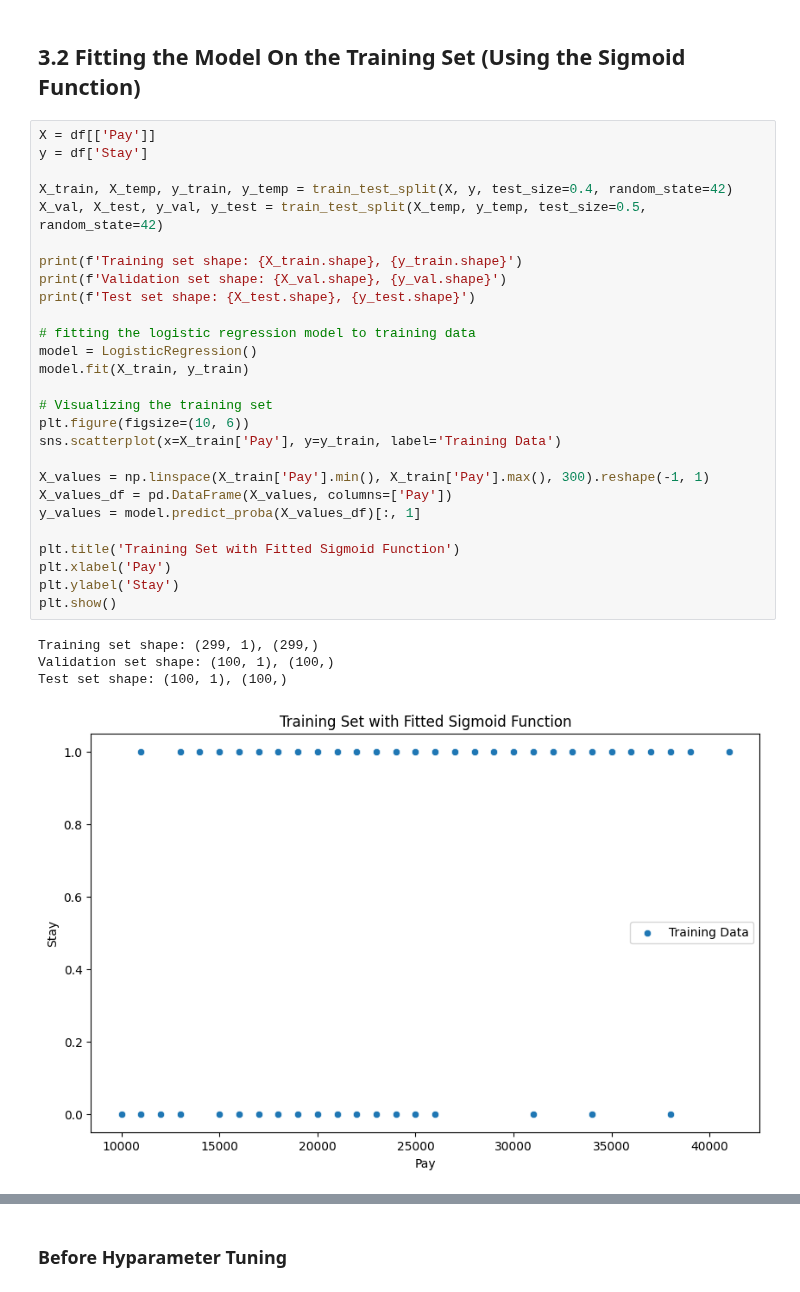
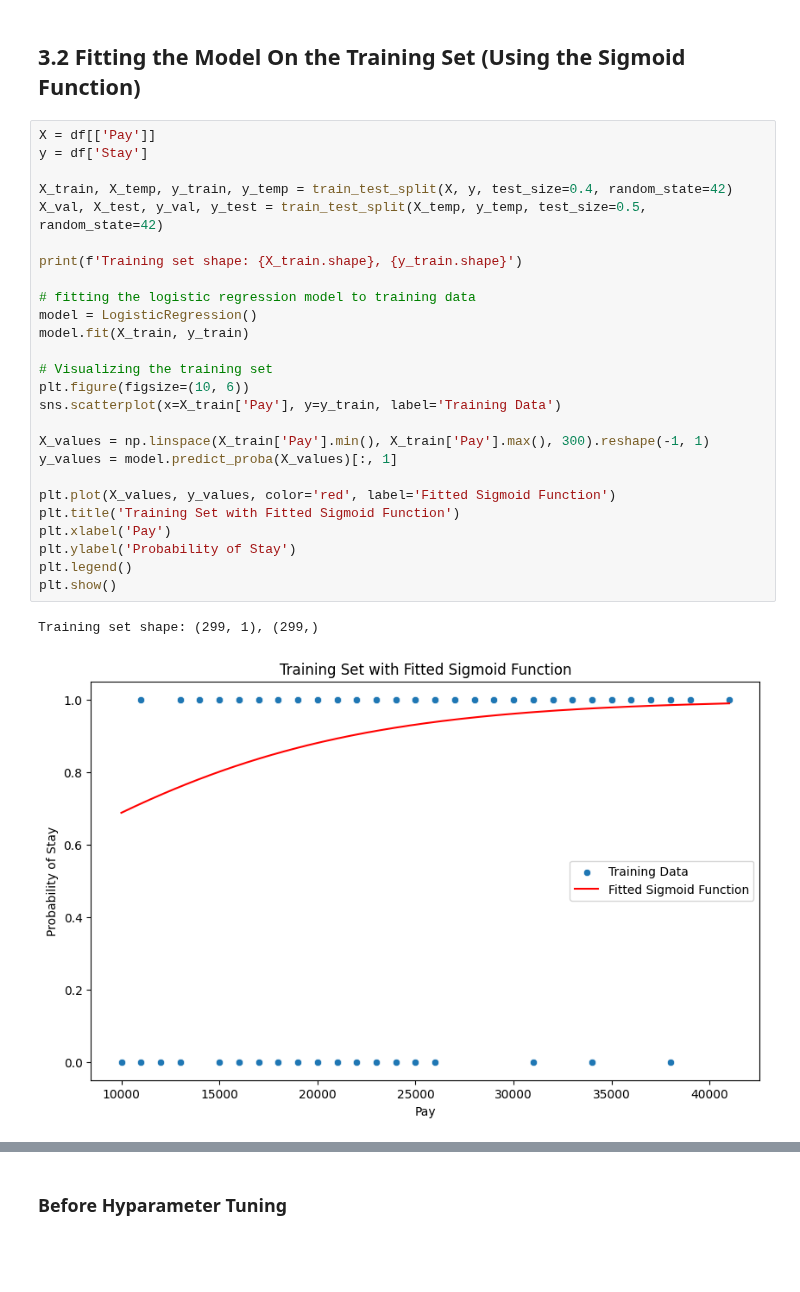
Before and after one commit to Thaps23/DAE_PROJECT_P2, a Jupyter notebook: project2.ipynb, the cells around one changed output, grey strips where cells are left out. Saved outputs shown, nothing was run; the diff lists cells and outputs as text; blank space fills up the shorter version.

```diff
--- a/project2.ipynb
+++ b/project2.ipynb
@@ -431,32 +433,29 @@ Test set shape: (100, 1), (100,)
 # %%
 X = df[['Pay']]
 y = df['Stay']
 
 X_train, X_temp, y_train, y_temp = train_test_split(X, y, test_size=0.4, random_state=42)
 X_val, X_test, y_val, y_test = train_test_split(X_temp, y_temp, test_size=0.5, random_state=42)
 
 print(f'Training set shape: {X_train.shape}, {y_train.shape}')
-print(f'Validation set shape: {X_val.shape}, {y_val.shape}')
-print(f'Test set shape: {X_test.shape}, {y_test.shape}')
 
 # fitting the logistic regression model to training data
 model = LogisticRegression()
 model.fit(X_train, y_train)
 
 # Visualizing the training set
 plt.figure(figsize=(10, 6))
 sns.scatterplot(x=X_train['Pay'], y=y_train, label='Training Data')
 
 X_values = np.linspace(X_train['Pay'].min(), X_train['Pay'].max(), 300).reshape(-1, 1)
-X_values_df = pd.DataFrame(X_values, columns=['Pay'])
-y_values = model.predict_proba(X_values_df)[:, 1]
+y_values = model.predict_proba(X_values)[:, 1]
 
+plt.plot(X_values, y_values, color='red', label='Fitted Sigmoid Function')
 plt.title('Training Set with Fitted Sigmoid Function')
 plt.xlabel('Pay')
-plt.ylabel('Stay')
+plt.ylabel('Probability of Stay')
+plt.legend()
 plt.show()
 # %% [output]
 Training set shape: (299, 1), (299,)
-Validation set shape: (100, 1), (100,)
-Test set shape: (100, 1), (100,)
-[figure, old version]
+[figure, new version]
```
Also changed, not shown: parts of 18 cells of this notebook.
